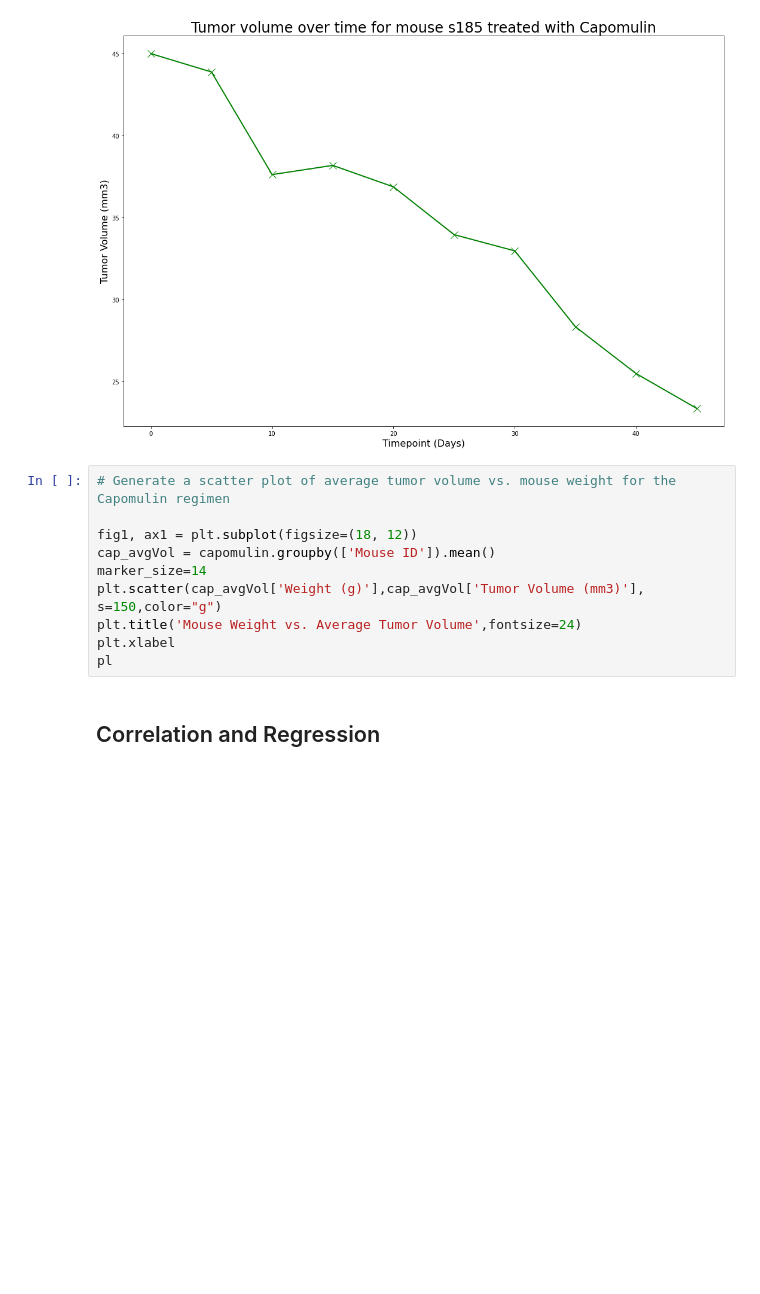
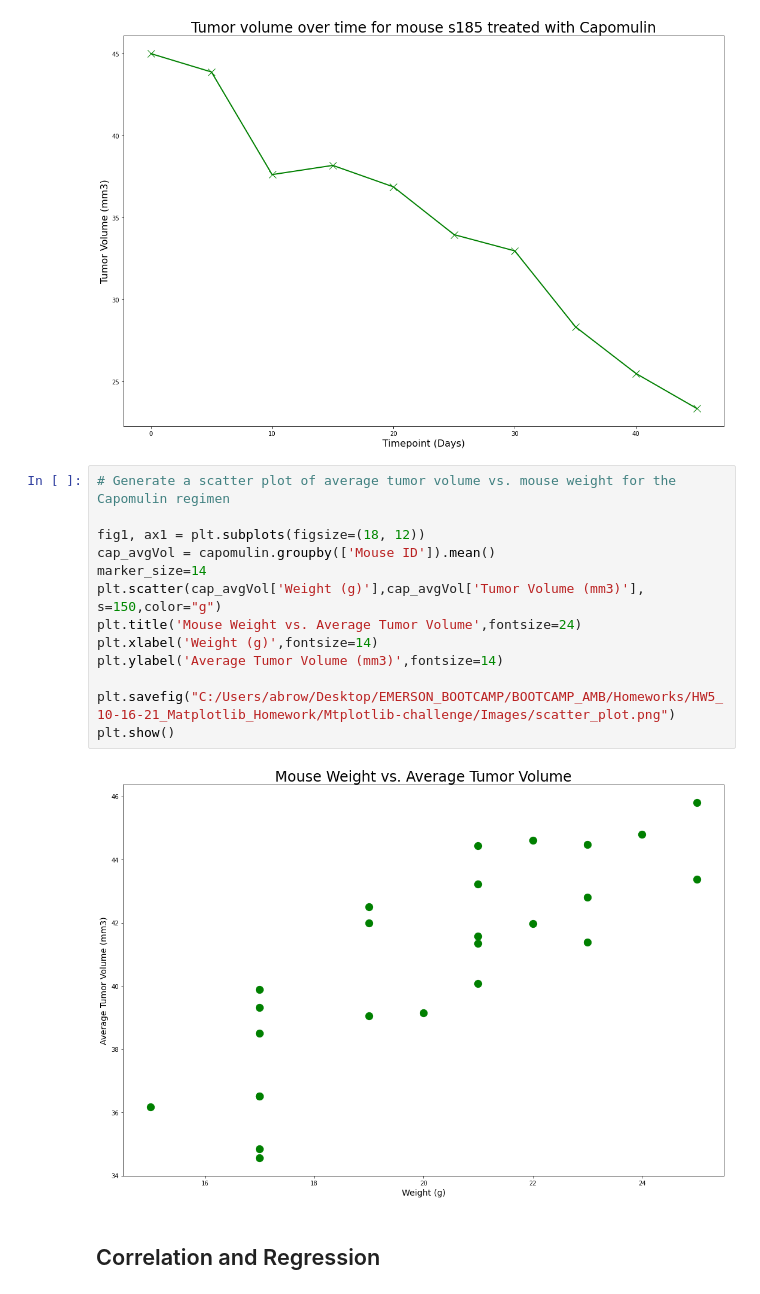
Before and after one commit to 104ambrown/Mtplotlib-challenge, a Jupyter notebook: Pymaceuticals/start_to_removeduplicates_+TVcode_firstatt.ipynb, the cells around one changed output. Cells and saved outputs as stored; diff of their text form; blank space fills up the shorter version.

```diff
--- a/Pymaceuticals/start_to_removeduplicates_+TVcode_firstatt.ipynb
+++ b/Pymaceuticals/start_to_removeduplicates_+TVcode_firstatt.ipynb
@@ -458,13 +458,18 @@ plt.show()
 # %%
 # Generate a scatter plot of average tumor volume vs. mouse weight for the Capomulin regimen
 
-fig1, ax1 = plt.subplot(figsize=(18, 12))
+fig1, ax1 = plt.subplots(figsize=(18, 12))
 cap_avgVol = capomulin.groupby(['Mouse ID']).mean()
 marker_size=14
 plt.scatter(cap_avgVol['Weight (g)'],cap_avgVol['Tumor Volume (mm3)'], s=150,color="g")
 plt.title('Mouse Weight vs. Average Tumor Volume',fontsize=24)
-plt.xlabel
-pl
+plt.xlabel('Weight (g)',fontsize=14)
+plt.ylabel('Average Tumor Volume (mm3)',fontsize=14)
+
+plt.savefig("C:/Users/abrow/Desktop/EMERSON_BOOTCAMP/BOOTCAMP_AMB/Homeworks/HW5_10-16-21_Matplotlib_Homework/Mtplotlib-challenge/Images/scatter_plot.png")
+plt.show()
+# %% [output]
+[figure, added]
 # %% [markdown]
 ## Correlation and Regression
 # %%
```
Also changed, not shown: parts of 5 cells of this notebook, 1 other file.
